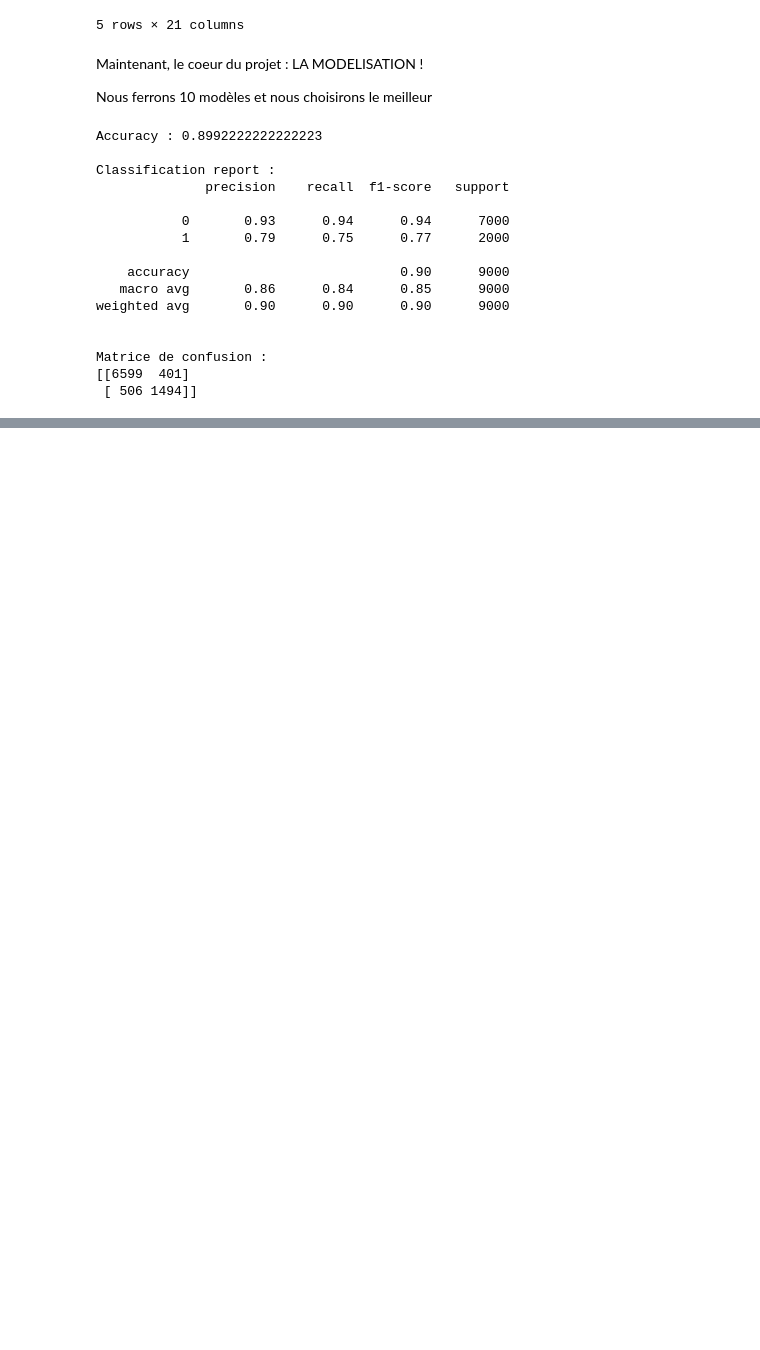
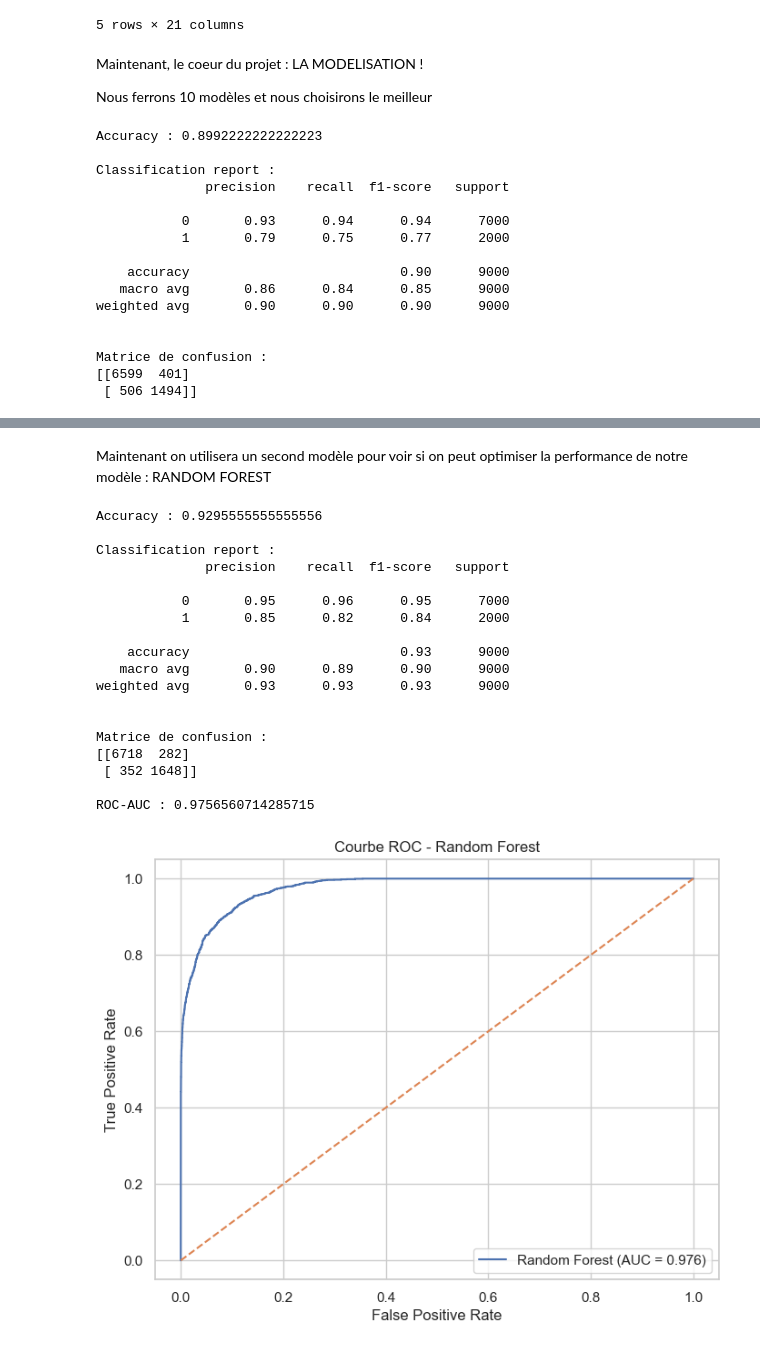
Before and after one commit to loic-moumy/Machine_learning_loan_prediction, a Jupyter notebook: loan_project.ipynb, the cells around one changed output, grey strips where cells are left out. Saved outputs shown, nothing was run; the diff lists cells and outputs as text; code cells hidden in the pictures; blank space fills up the shorter version.

```diff
--- a/loan_project.ipynb
+++ b/loan_project.ipynb
@@ -465,0 +568,69 @@ Matrice de confusion :
+# %% [markdown]
+Maintenant on utilisera un second modèle pour voir si on peut optimiser la performance de notre modèle : RANDOM FOREST
+# %%
+from sklearn.ensemble import RandomForestClassifier
+from sklearn.metrics import accuracy_score, classification_report, confusion_matrix, roc_auc_score, roc_curve
+import matplotlib.pyplot as plt
+
+# 1. Initialisation du modèle
+rf_model = RandomForestClassifier(
+    n_estimators=200,      # nombre d'arbres
+    max_depth=None,        # profondeur max des arbres
+    min_samples_split=5,   # minimum d'observations pour split
+    min_samples_leaf=2,    # minimum d'observations dans une feuille
+    random_state=42,
+    class_weight="balanced",  # utile si classes déséquilibrées
+    n_jobs=-1
+)
+
+# 2. Entraînement
+rf_model.fit(X_train, y_train)
+
+# 3. Prédictions
+y_pred_rf = rf_model.predict(X_test)
+y_proba_rf = rf_model.predict_proba(X_test)[:, 1]
+
+# 4. Évaluation
+print("Accuracy :", accuracy_score(y_test, y_pred_rf))
+
+print("\nClassification report :")
+print(classification_report(y_test, y_pred_rf))
+
+print("\nMatrice de confusion :")
+print(confusion_matrix(y_test, y_pred_rf))
+
+print("\nROC-AUC :", roc_auc_score(y_test, y_proba_rf))
+
+# 5. Courbe ROC
+fpr_rf, tpr_rf, thresholds_rf = roc_curve(y_test, y_proba_rf)
+auc_rf = roc_auc_score(y_test, y_proba_rf)
+
+plt.figure(figsize=(8,6))
+plt.plot(fpr_rf, tpr_rf, label=f"Random Forest (AUC = {auc_rf:.3f})")
+plt.plot([0, 1], [0, 1], linestyle='--')
+plt.xlabel("False Positive Rate")
+plt.ylabel("True Positive Rate")
+plt.title("Courbe ROC - Random Forest")
+plt.legend(loc="lower right")
+plt.grid(True)
+plt.show()
+# %% [output]
+Accuracy : 0.9295555555555556
+
+Classification report :
+              precision    recall  f1-score   support
+
+           0       0.95      0.96      0.95      7000
+           1       0.85      0.82      0.84      2000
+
+    accuracy                           0.93      9000
+   macro avg       0.90      0.89      0.90      9000
+weighted avg       0.93      0.93      0.93      9000
+
+
+Matrice de confusion :
+[[6718  282]
+ [ 352 1648]]
+
+ROC-AUC : 0.9756560714285715
+[figure, added]
```
Also changed, not shown: parts of 16 cells of this notebook.
